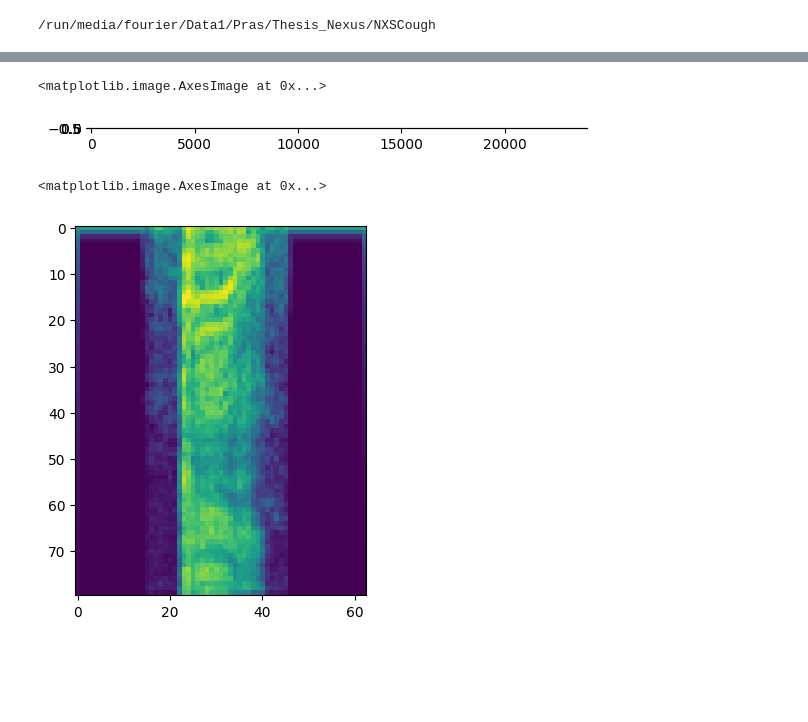
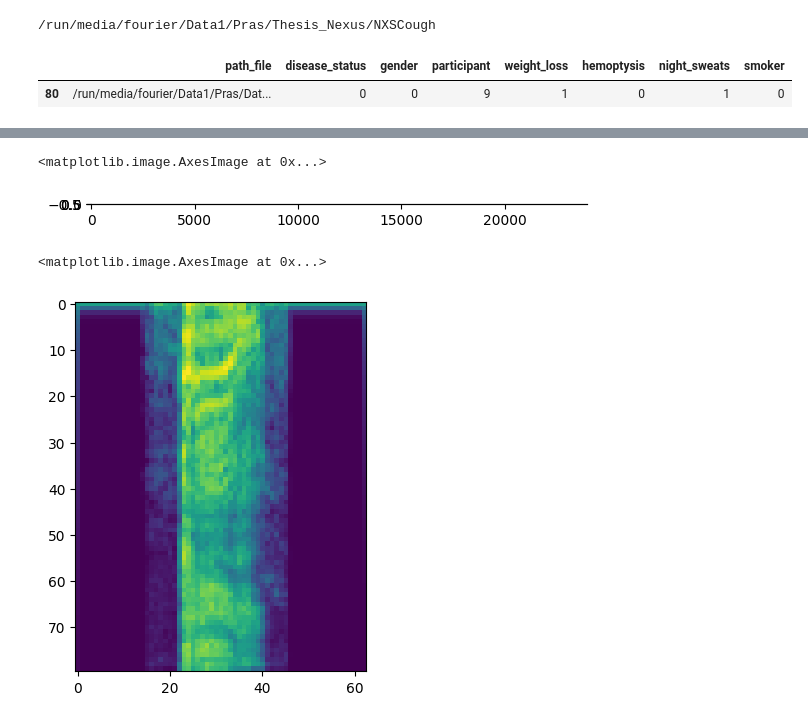
Before and after one commit to arkiven4/NXSCough, a Jupyter notebook: notebooks/check_dataloader.ipynb, the cells around one changed output, grey strips where cells are left out. Drawn from its saved outputs; the diff is of its cells as text; code cells hidden in the pictures; blank space fills up the shorter version.

```diff
--- a/notebooks/check_dataloader.ipynb
+++ b/notebooks/check_dataloader.ipynb
@@ -53,7 +53,7 @@ import commons
 import lightning_wrapper
 import models
 import utils
-import train_fastrecov
+import train
 from cough_datasets import (
     CoughDatasets,
     CoughDatasetsCollate,
@@ -66,20 +66,20 @@ from cough_datasets import (
 torch.set_float32_matmul_precision("medium")
 cmap = cm.get_cmap("viridis")
 
-parser = train_fastrecov.parse_args()
+parser = train.parse_args()
 args = parser.parse_args(["--init", "--model_name", "dev", "--pooling_model",
                           "PEFTWavLM_Try1", "--feature_dim", "1024", "--config_path", "configs/general.json",
-                          "--use_precomputed", "--precomputed_dir", "./precomputed_features"])
+                          "--use_precomputed", "--precomputed_dir", "./precomputed_features/logmel"])
 
 model_dir = os.path.join("./logs", args.model_name)
 os.makedirs(model_dir, exist_ok=True)
 port = None
 
 config_path = args.config_path if args.init else os.path.join(model_dir, "config.json")
-hps = train_fastrecov.load_config(config_path, model_dir, args)
+hps = train.load_config(config_path, model_dir, args)
 
-df_train, _ = train_fastrecov.load_data(hps)
-collate_fn = train_fastrecov.get_collate_fn(hps)
+df_train, _ = train.load_data(hps)
+collate_fn = train.get_collate_fn(hps)
 target_labels = df_train[hps.data.target_column]
 
 if not args.use_precomputed:
@@ -89,13 +89,18 @@ if not args.use_precomputed:
         pickle_path=f"{hps.model_dir}/wav_stats.pickle"
     )
 
-train_loader, val_loader = train_fastrecov.prepare_fold_data(
+train_loader, val_loader = train.prepare_fold_data(
     df_train, df_train, hps, "", collate_fn,
     use_precomputed=args.use_precomputed,
     precomputed_dir=args.precomputed_dir
 )
 # %% [output]
 /run/media/fourier/Data1/Pras/Thesis_Nexus/NXSCough
+# %%
+df_train[df_train['path_file'] == "/run/media/fourier/Data1/Pras/DatabaseLLM/coda/wavs/solicited_data/1636629193874-recording-1.wav"]
+# %% [output]
+|  | path_file | disease_status | gender | participant | weight_loss | hemoptysis | night_sweats | smoker |
+| 80 | /run/media/fourier/Data1/Pras/Dat... | 0 | 0 | 9 | 1 | 0 | 1 | 0 |
 # %%
 batch = next(iter(train_loader))
 wavnames, audio1, audio2, attention_masks, dse_ids, [patient_ids, _, tabular_ids, indice] = batch
```
Also changed, not shown: parts of 4 cells of this notebook, 5 other files.
